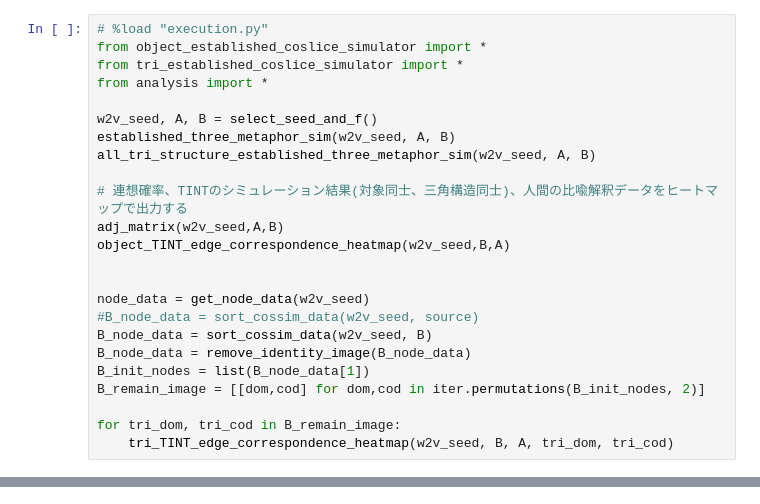
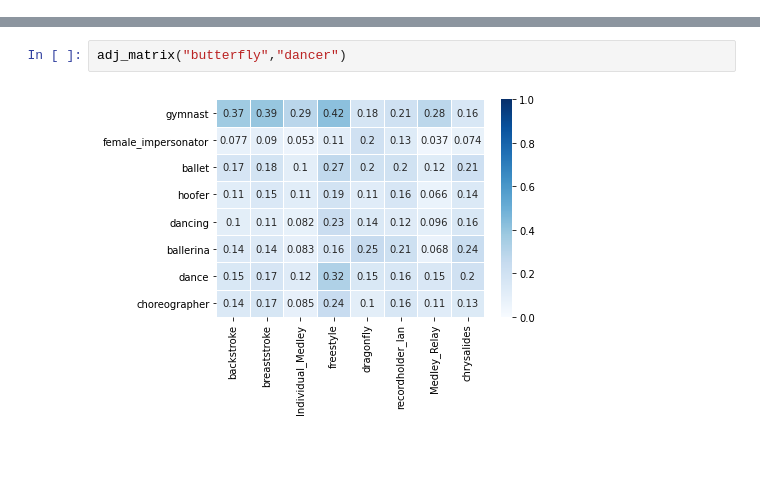
Before and after one commit to KisukeAkutsu/TINT_w2v, a Jupyter notebook: word2vec_2.ipynb, the cells around one changed output, grey strips where cells are left out. Cells and saved outputs as stored; diff of their text form; blank space fills up the shorter version.

```diff
--- a/word2vec_2.ipynb
+++ b/word2vec_2.ipynb
@@ -1,24 +0,0 @@
-# %%
-# %load "execution.py"
-from object_established_coslice_simulator import *
-from tri_established_coslice_simulator import *
-from analysis import *
-
-w2v_seed, A, B = select_seed_and_f()
-established_three_metaphor_sim(w2v_seed, A, B)
-all_tri_structure_established_three_metaphor_sim(w2v_seed, A, B)
-
-# 連想確率、TINTのシミュレーション結果(対象同士、三角構造同士)、人間の比喩解釈データをヒートマップで出力する
-adj_matrix(w2v_seed,A,B)
-object_TINT_edge_correspondence_heatmap(w2v_seed,B,A)
-
-
-node_data = get_node_data(w2v_seed)
-#B_node_data = sort_cossim_data(w2v_seed, source)
-B_node_data = sort_cossim_data(w2v_seed, B)
-B_node_data = remove_identity_image(B_node_data)
-B_init_nodes = list(B_node_data[1])
-B_remain_image = [[dom,cod] for dom,cod in iter.permutations(B_init_nodes, 2)]
-
-for tri_dom, tri_cod in B_remain_image:
-    tri_TINT_edge_correspondence_heatmap(w2v_seed, B, A, tri_dom, tri_cod)
@@ -39,0 +433,4 @@ select seed(0~5)0
+# %%
+adj_matrix("butterfly","dancer")
+# %% [output]
+[figure, added]
```
Also changed, not shown: parts of 5 cells of this notebook, 3 other files.
